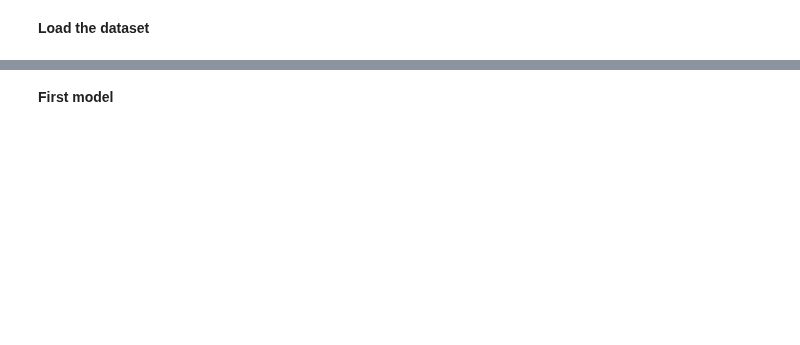
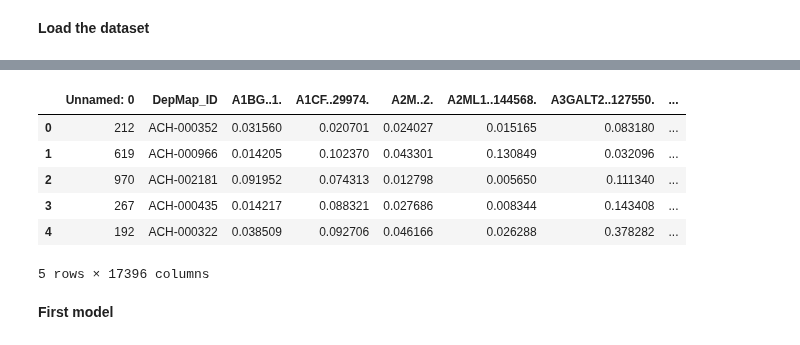
Before and after one commit to chiaraboetti/SML-project, a Jupyter notebook: model/multiclass/NN_multiclass.ipynb, the cells around one changed output, grey strips where cells are left out. Saved outputs shown, nothing was run; the diff lists cells and outputs as text; code cells hidden in the pictures; blank space fills up the shorter version.

```diff
--- a/model/multiclass/NN_multiclass.ipynb
+++ b/model/multiclass/NN_multiclass.ipynb
@@ -31,3 +25,13 @@ dtype: int64
+# %%
+multiclass_training.head()
+# %% [output]
+|  | Unnamed: 0 | DepMap_ID | A1BG..1. | A1CF..29974. | A2M..2. | A2ML1..144568. | A3GALT2..127550. | ... |
+| 0 | 212 | ACH-000352 | 0.031560 | 0.020701 | 0.024027 | 0.015165 | 0.083180 | ... |
+| 1 | 619 | ACH-000966 | 0.014205 | 0.102370 | 0.043301 | 0.130849 | 0.032096 | ... |
+| 2 | 970 | ACH-002181 | 0.091952 | 0.074313 | 0.012798 | 0.005650 | 0.111340 | ... |
+| 3 | 267 | ACH-000435 | 0.014217 | 0.088321 | 0.027686 | 0.008344 | 0.143408 | ... |
+| 4 | 192 | ACH-000322 | 0.038509 | 0.092706 | 0.046166 | 0.026288 | 0.378282 | ... |
+5 rows × 17396 columns
 # %%
 y_test = pd.get_dummies(multiclass_test, columns = ['label']).iloc[:,17395:17405]
 X_train = np.array(multiclass_training.drop(['label','Unnamed: 0','DepMap_ID'], axis = 1))
```
Also changed, not shown: parts of 23 cells of this notebook, 1 other file.
